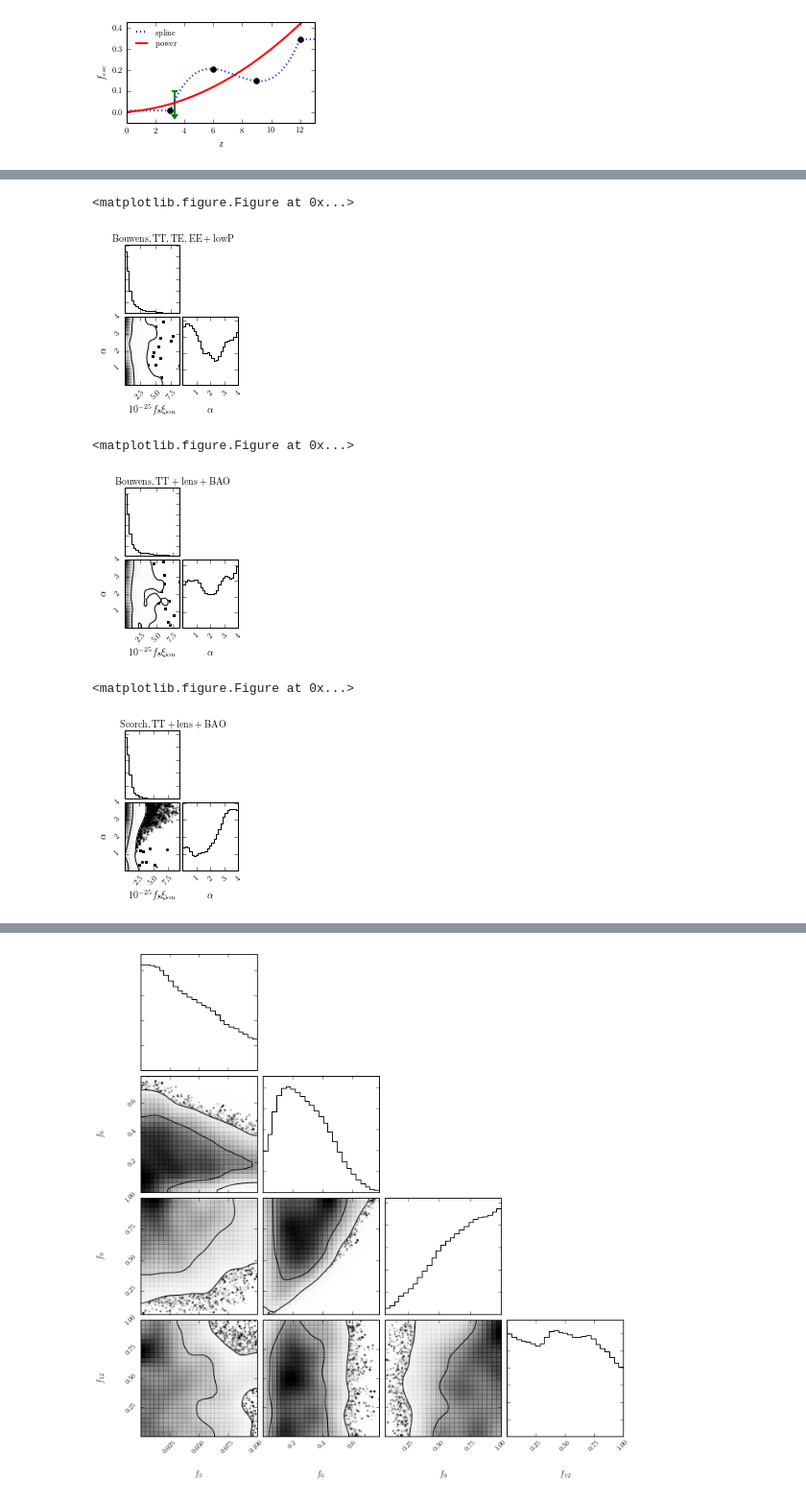
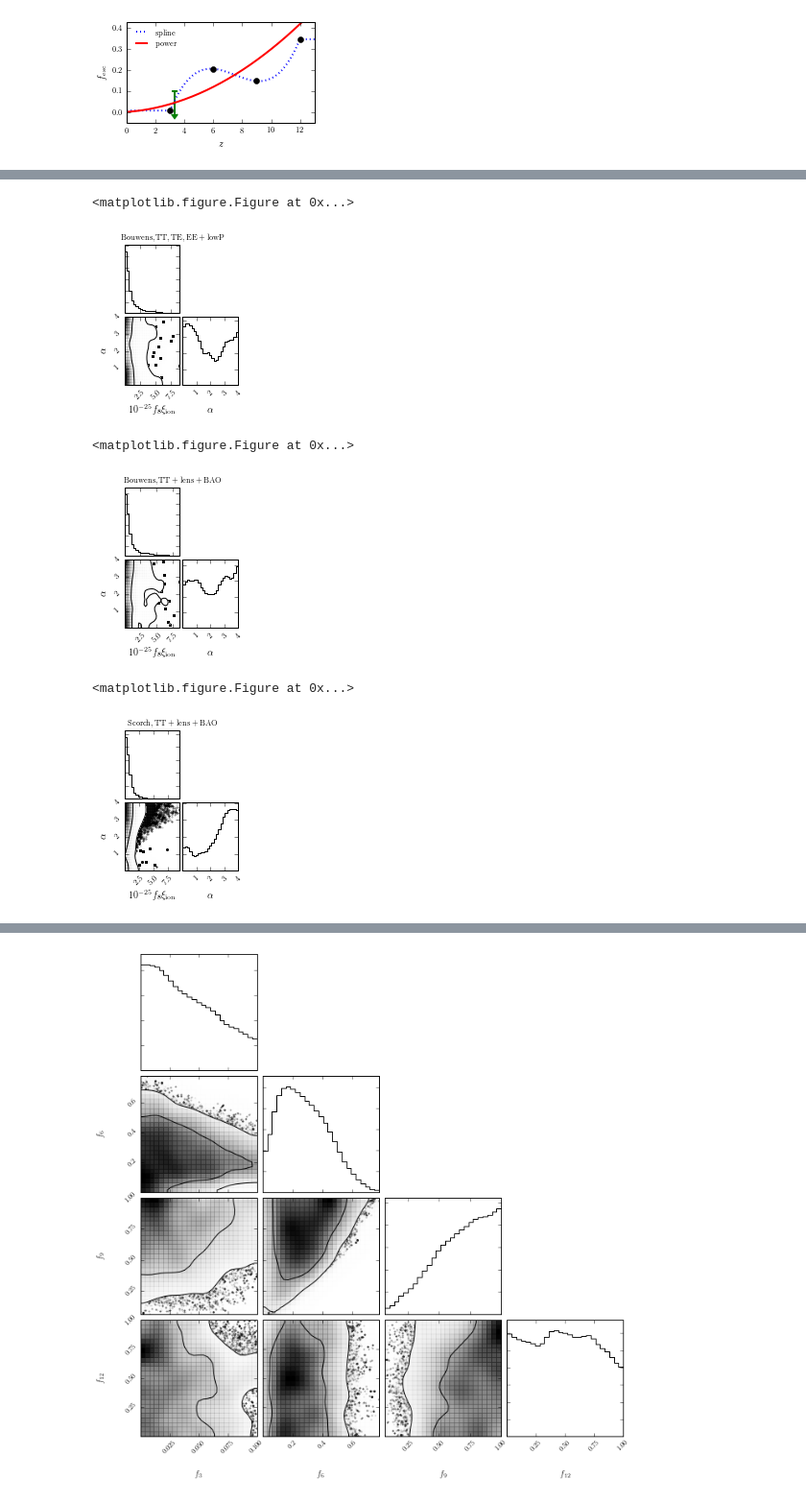
Before and after one commit to laynep/tau_calc_reion, a Jupyter notebook: data_postprocessing.ipynb, the cells around one changed output, grey strips where cells are left out. Shown at 96% size. Drawn from its saved outputs; the diff is of its cells as text; code cells hidden in the pictures.

```diff
--- a/data_postprocessing.ipynb
+++ b/data_postprocessing.ipynb
@@ -152,6 +152,10 @@ for here in to_plot:
 #        #print here2, here2[1], here2[-1]
 #        #sys.exit()
         here2[1]=here2[1]*1e1**here2[xi_index]*1e-25
+        here2[-2] = here2[-2]*1e2
+        here2[-1] = here2[-1]*1e1
+
+
         #to_plot2.append(here2[:-1])
         to_plot2.append(here2)
 to_plot = np.array(to_plot2)
@@ -170,13 +174,15 @@ fig = plt.figure(figsize=(inch_size, inch_size))
 corner.corner(to_plot,
                        figure=fig,
                        labels=[r'$ 10^{-25} \, f_8 \xi_{\rm ion}$', r'$\alpha$', r'$C_\mathrm{HII}$',
-                               r'$\Omega_b h^2$',r'$\Omega_m h^2$'],
+                               r'$10^2 \, \Omega_b h^2$',r'$10 \, \Omega_m h^2$'],
                        levels=[0.68,0.95],
                        color=u'k',
                        smooth=1.75,
                        bins=25,
                        linewidth=2.0,
                        fontsize=13,
+              #fill_contours=True,
+                       max_n_ticks=4,
                        figsize = (inch_size, inch_size),
                        cmap='Blues',
                        smooth1d=1.25)
@@ -185,7 +191,7 @@ fig = plt.gcf()
 fig.set_size_inches(inch_size, inch_size)
 #fig.savefig('test2png.png', dpi=100)
 
-fig.suptitle(r'${\rm Scorch, TT,TE,EE+lowP}$')
+fig.suptitle(r'${\rm Scorch, TT,TE,EE+lowP}$',fontsize=8)
 
 
 save=True
@@ -239,41 +245,41 @@ for name in name_list:
     corner.corner(to_plot,
                            figure=fig,
                            labels=[r'$10^{-25} f_8 \xi_{\rm ion} $', r'$\alpha$', r'$C_\mathrm{HII}$',
                                    r'$\Omega_b h^2$',r'$\Omega_m h^2$'],
                            levels=[0.68,0.95],
                            color=u'k',
                            smooth=1.75,
                            bins=25,
                            linewidth=2.0,
                            max_n_ticks=4,
                            #fontsize=10,
                            smooth1d=1.25)
 
     fig = plt.gcf()
     fig.set_size_inches(inch_size, inch_size*2*golden_mean)
 
 
     if 'Bouwens' in name:
         if 'BAO' in name:
-            fig.suptitle(r'${\rm Bouwens, TT+lens+BAO}$')
+            fig.suptitle(r'${\rm Bouwens, TT+lens+BAO}$',fontsize=8)
         else:
-            fig.suptitle(r'${\rm Bouwens, TT,TE,EE+lowP}$')
+            fig.suptitle(r'${\rm Bouwens, TT,TE,EE+lowP}$',fontsize=8)
 
     else:
-        fig.suptitle(r'${\rm Scorch, TT+lens+BAO}$')
+        fig.suptitle(r'${\rm Scorch, TT+lens+BAO}$',fontsize=8)
 
 
     save=True
     if save:
         direct2='/Users/laynep/work/papers/reionization/plots/'
         plt.savefig(direct2+name +'.pdf')
 # %% [output]
 <matplotlib.figure.Figure at 0x...>
-[figure, old version]
+[figure, new version]
 <matplotlib.figure.Figure at 0x...>
-[figure, old version]
+[figure, new version]
 <matplotlib.figure.Figure at 0x...>
-[figure, old version]
+[figure, new version]
 # %%
 #Error bar plot for knotted sky f_esc
 direct='/Users/laynep/work/reionization/importance_sampler/python_implementation/'
```
Also changed, not shown: parts of 2 cells of this notebook, 11 other files.
